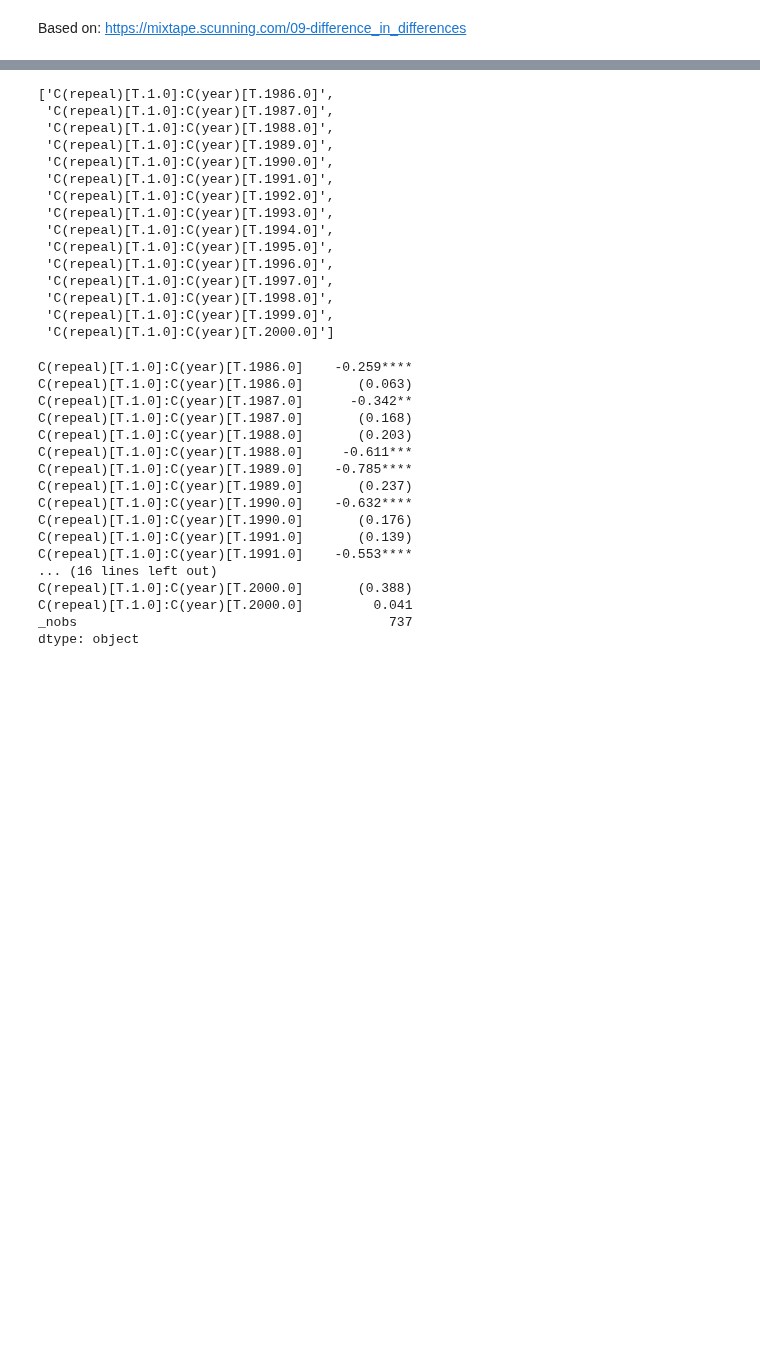
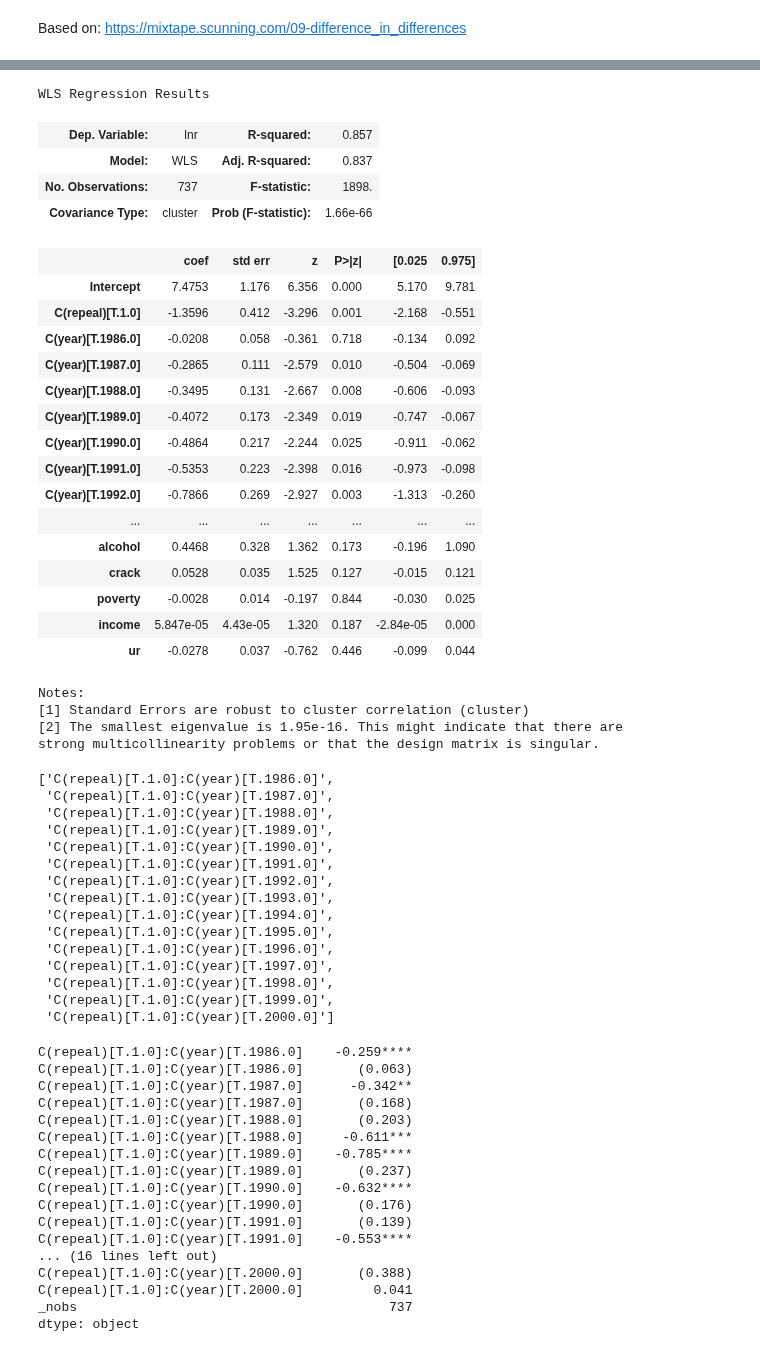
Before and after one commit to tara-sullivan/econ726-notebooks, a Jupyter notebook: notebooks/08-diff-in-diff.ipynb, the cells around one changed output, grey strips where cells are left out. Cells and saved outputs as stored; diff of their text form; code cells hidden in the pictures; blank space fills up the shorter version.

```diff
--- a/notebooks/08-diff-in-diff.ipynb
+++ b/notebooks/08-diff-in-diff.ipynb
@@ -50,17 +74,43 @@ abortion_bf15 = abortion.loc[abortion['bf15'] == 1].copy()
 # %%
 formula = (
     "lnr ~ C(repeal)*C(year) + C(fip)"
     " + acc + ir + pi + alcohol + crack + poverty + income + ur"
 )
 
 wls_mod = smf.wls(formula, data=abortion_bf15, weights=abortion_bf15['totpop'])
 wls_res = wls_mod.fit(
     cov_type='cluster',
     cov_kwds={'groups': abortion_bf15['fip']},
     method='pinv'
 )
 
-# wls_res.summary(slim=True)
+wls_res.summary(slim=True)
+# %% [output]
+WLS Regression Results
+| Dep. Variable: | lnr | R-squared: | 0.857 |
+| Model: | WLS | Adj. R-squared: | 0.837 |
+| No. Observations: | 737 | F-statistic: | 1898. |
+| Covariance Type: | cluster | Prob (F-statistic): | 1.66e-66 |
+|  | coef | std err | z | P>|z| | [0.025 | 0.975] |
+| Intercept | 7.4753 | 1.176 | 6.356 | 0.000 | 5.170 | 9.781 |
+| C(repeal)[T.1.0] | -1.3596 | 0.412 | -3.296 | 0.001 | -2.168 | -0.551 |
+| C(year)[T.1986.0] | -0.0208 | 0.058 | -0.361 | 0.718 | -0.134 | 0.092 |
+| C(year)[T.1987.0] | -0.2865 | 0.111 | -2.579 | 0.010 | -0.504 | -0.069 |
+| C(year)[T.1988.0] | -0.3495 | 0.131 | -2.667 | 0.008 | -0.606 | -0.093 |
+| C(year)[T.1989.0] | -0.4072 | 0.173 | -2.349 | 0.019 | -0.747 | -0.067 |
+| C(year)[T.1990.0] | -0.4864 | 0.217 | -2.244 | 0.025 | -0.911 | -0.062 |
+| C(year)[T.1991.0] | -0.5353 | 0.223 | -2.398 | 0.016 | -0.973 | -0.098 |
+| C(year)[T.1992.0] | -0.7866 | 0.269 | -2.927 | 0.003 | -1.313 | -0.260 |
+| ... | ... | ... | ... | ... | ... | ... |
+| alcohol | 0.4468 | 0.328 | 1.362 | 0.173 | -0.196 | 1.090 |
+| crack | 0.0528 | 0.035 | 1.525 | 0.127 | -0.015 | 0.121 |
+| poverty | -0.0028 | 0.014 | -0.197 | 0.844 | -0.030 | 0.025 |
+| income | 5.847e-05 | 4.43e-05 | 1.320 | 0.187 | -2.84e-05 | 0.000 |
+| ur | -0.0278 | 0.037 | -0.762 | 0.446 | -0.099 | 0.044 |
+Notes:
+[1] Standard Errors are robust to cluster correlation (cluster)
+[2] The smallest eigenvalue is 1.95e-16. This might indicate that there are
+strong multicollinearity problems or that the design matrix is singular.
 # %%
 # did_coef =
 wls_res.summary()
```
Also changed, not shown: parts of 2 cells of this notebook, 1 other file.
